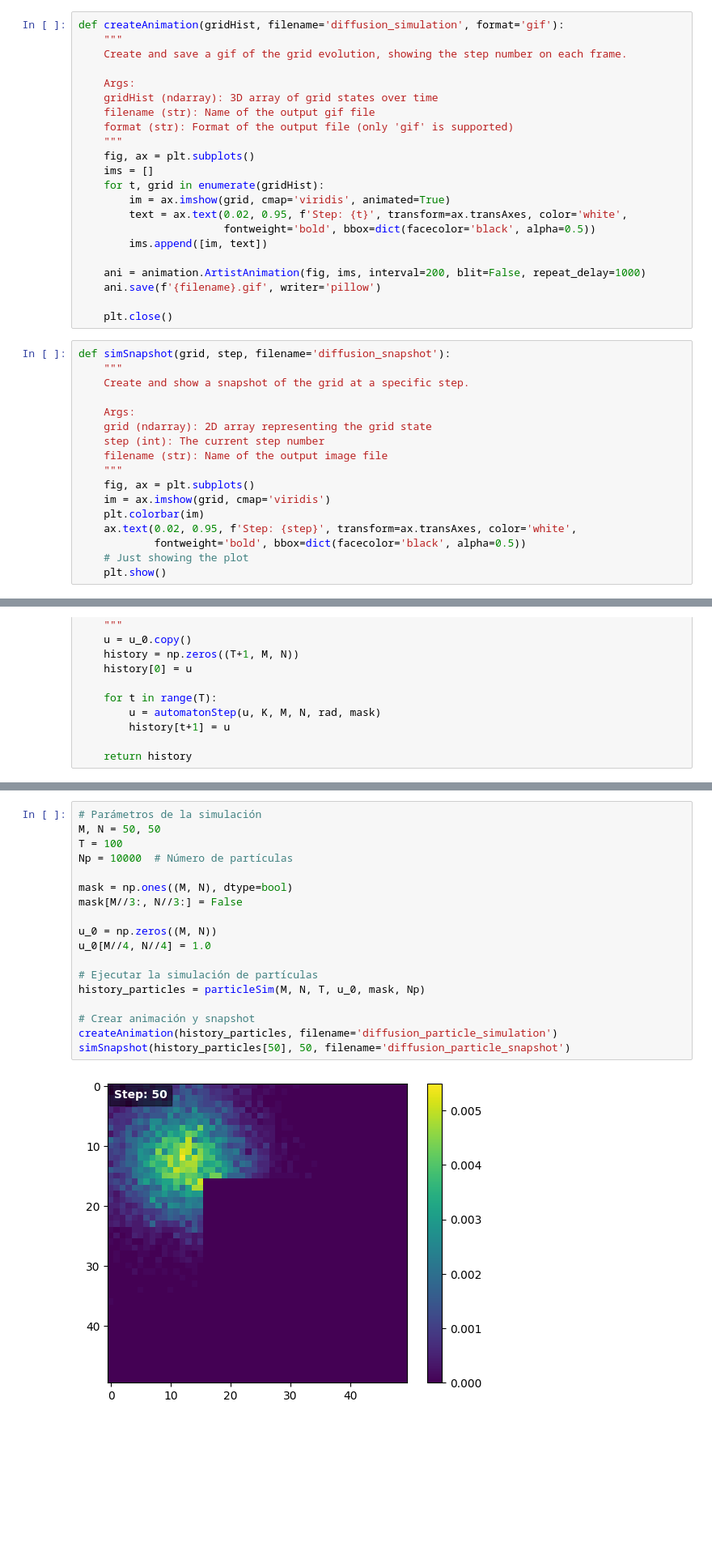
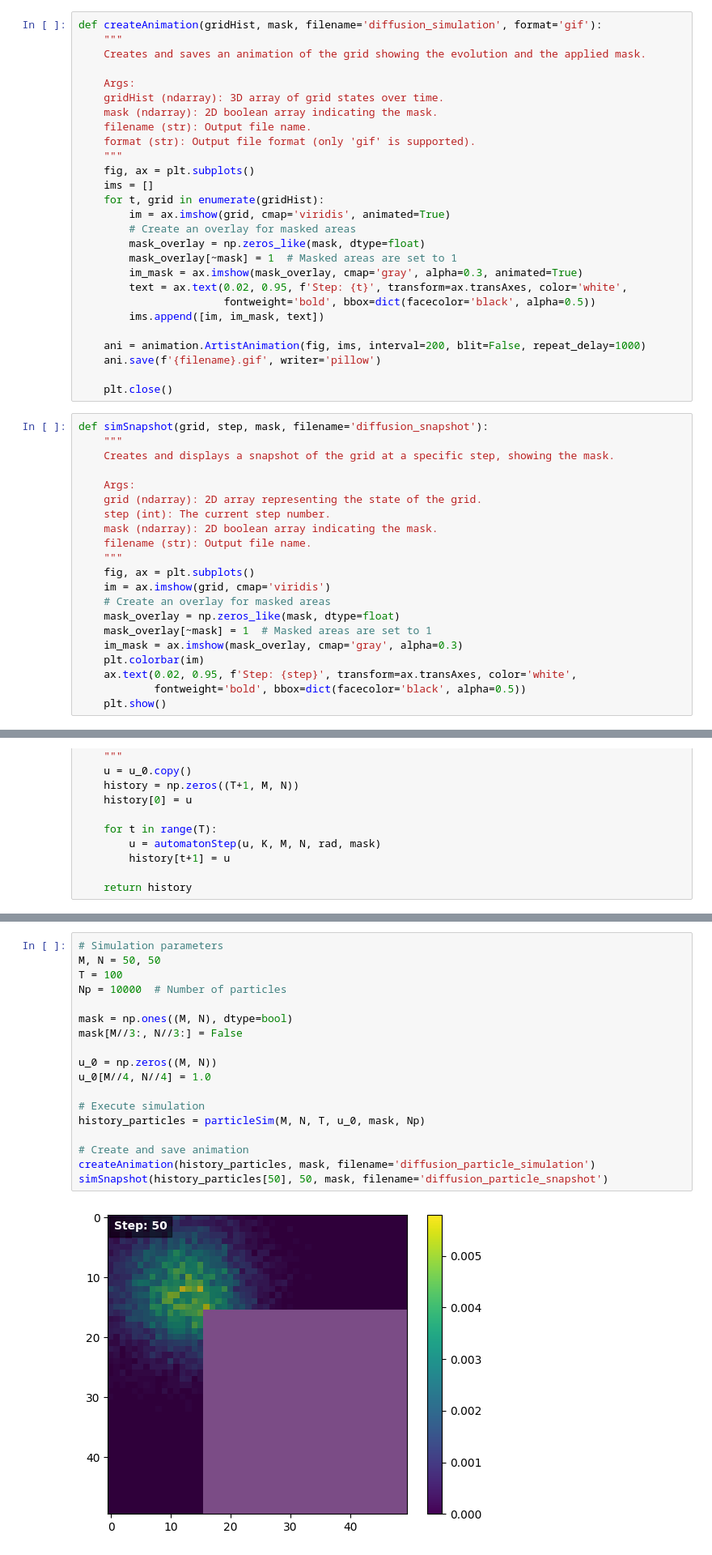
Before and after one commit to UVG-Works-Hub/2d-diffusion-simulation, a Jupyter notebook: diffusion.ipynb, the cells around one changed output, grey strips where cells are left out. Shown: that part at 81% size. Saved outputs shown, nothing was run; the diff lists cells and outputs as text; blank space fills up the shorter version.

Commit message:
feat: utility functions reflecting mask

```diff
--- a/diffusion.ipynb
+++ b/diffusion.ipynb
@@ -7,40 +7,49 @@ import matplotlib.animation as animation
 # %%
-def createAnimation(gridHist, filename='diffusion_simulation', format='gif'):
+def createAnimation(gridHist, mask, filename='diffusion_simulation', format='gif'):
     """
-    Create and save a gif of the grid evolution, showing the step number on each frame.
+    Creates and saves an animation of the grid showing the evolution and the applied mask.
 
     Args:
-    gridHist (ndarray): 3D array of grid states over time
-    filename (str): Name of the output gif file
-    format (str): Format of the output file (only 'gif' is supported)
+    gridHist (ndarray): 3D array of grid states over time.
+    mask (ndarray): 2D boolean array indicating the mask.
+    filename (str): Output file name.
+    format (str): Output file format (only 'gif' is supported).
     """
     fig, ax = plt.subplots()
     ims = []
     for t, grid in enumerate(gridHist):
         im = ax.imshow(grid, cmap='viridis', animated=True)
+        # Create an overlay for masked areas
+        mask_overlay = np.zeros_like(mask, dtype=float)
+        mask_overlay[~mask] = 1  # Masked areas are set to 1
+        im_mask = ax.imshow(mask_overlay, cmap='gray', alpha=0.3, animated=True)
         text = ax.text(0.02, 0.95, f'Step: {t}', transform=ax.transAxes, color='white',
                        fontweight='bold', bbox=dict(facecolor='black', alpha=0.5))
-        ims.append([im, text])
+        ims.append([im, im_mask, text])
 
     ani = animation.ArtistAnimation(fig, ims, interval=200, blit=False, repeat_delay=1000)
     ani.save(f'{filename}.gif', writer='pillow')
 
     plt.close()
 # %%
-def simSnapshot(grid, step, filename='diffusion_snapshot'):
+def simSnapshot(grid, step, mask, filename='diffusion_snapshot'):
     """
-    Create and show a snapshot of the grid at a specific step.
+    Creates and displays a snapshot of the grid at a specific step, showing the mask.
 
     Args:
-    grid (ndarray): 2D array representing the grid state
-    step (int): The current step number
-    filename (str): Name of the output image file
+    grid (ndarray): 2D array representing the state of the grid.
+    step (int): The current step number.
+    mask (ndarray): 2D boolean array indicating the mask.
+    filename (str): Output file name.
     """
     fig, ax = plt.subplots()
     im = ax.imshow(grid, cmap='viridis')
+    # Create an overlay for masked areas
+    mask_overlay = np.zeros_like(mask, dtype=float)
+    mask_overlay[~mask] = 1  # Masked areas are set to 1
+    im_mask = ax.imshow(mask_overlay, cmap='gray', alpha=0.3)
     plt.colorbar(im)
     ax.text(0.02, 0.95, f'Step: {step}', transform=ax.transAxes, color='white',
             fontweight='bold', bbox=dict(facecolor='black', alpha=0.5))
-    # Just showing the plot
     plt.show()
 # %% [markdown]
@@ -205,20 +214,20 @@ def particleSim(M, N, T, u0, mask, Np):
 # %%
-# Parámetros de la simulación
+# Simulation parameters
 M, N = 50, 50
 T = 100
-Np = 10000  # Número de partículas
+Np = 10000  # Number of particles
 
 mask = np.ones((M, N), dtype=bool)
 mask[M//3:, N//3:] = False
 
 u_0 = np.zeros((M, N))
 u_0[M//4, N//4] = 1.0
 
-# Ejecutar la simulación de partículas
+# Execute simulation
 history_particles = particleSim(M, N, T, u_0, mask, Np)
 
-# Crear animación y snapshot
-createAnimation(history_particles, filename='diffusion_particle_simulation')
-simSnapshot(history_particles[50], 50, filename='diffusion_particle_snapshot')
+# Create and save animation
+createAnimation(history_particles, mask, filename='diffusion_particle_simulation')
+simSnapshot(history_particles[50], 50, mask, filename='diffusion_particle_snapshot')
 # %% [output]
-[figure, old version]
+[figure, new version]
```
Also changed, not shown: parts of 7 cells of this notebook, 2 other files.
